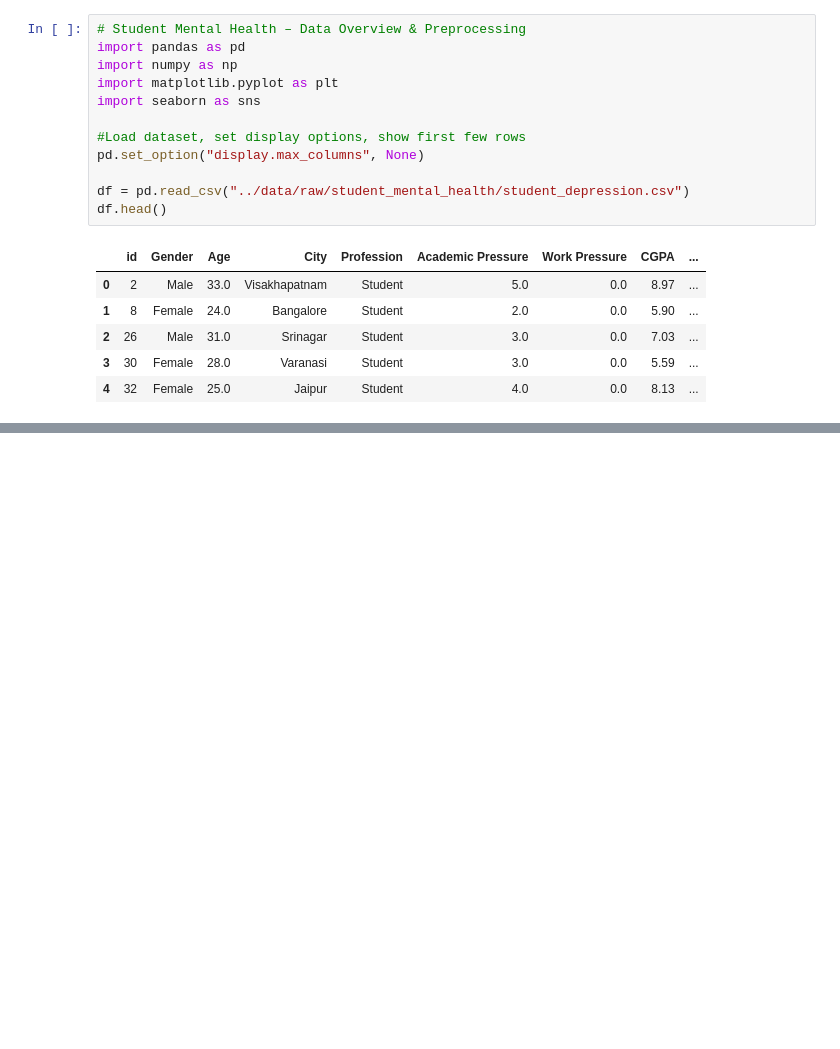
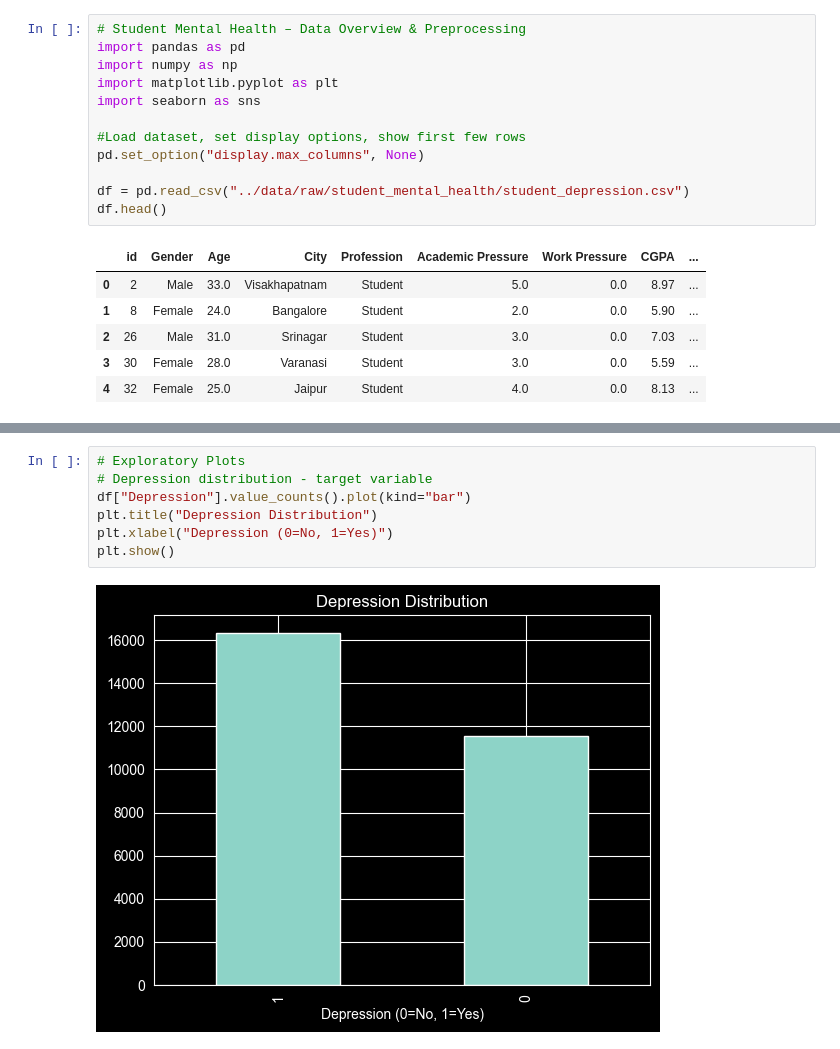
Before and after one commit to mateidiana/WellBeingModelling, a Jupyter notebook: notebooks/01_2_data_overview_mh_student.ipynb, the cells around one changed output, grey strips where cells are left out. Cells and saved outputs as stored; diff of their text form; blank space fills up the shorter version.

```diff
--- a/notebooks/01_2_data_overview_mh_student.ipynb
+++ b/notebooks/01_2_data_overview_mh_student.ipynb
@@ -23,0 +90,9 @@ df.head()
+# %%
+# Exploratory Plots
+# Depression distribution - target variable
+df["Depression"].value_counts().plot(kind="bar")
+plt.title("Depression Distribution")
+plt.xlabel("Depression (0=No, 1=Yes)")
+plt.show()
+# %% [output]
+[figure, added]
```
Also changed, not shown: parts of 14 cells of this notebook, 9 other files.
